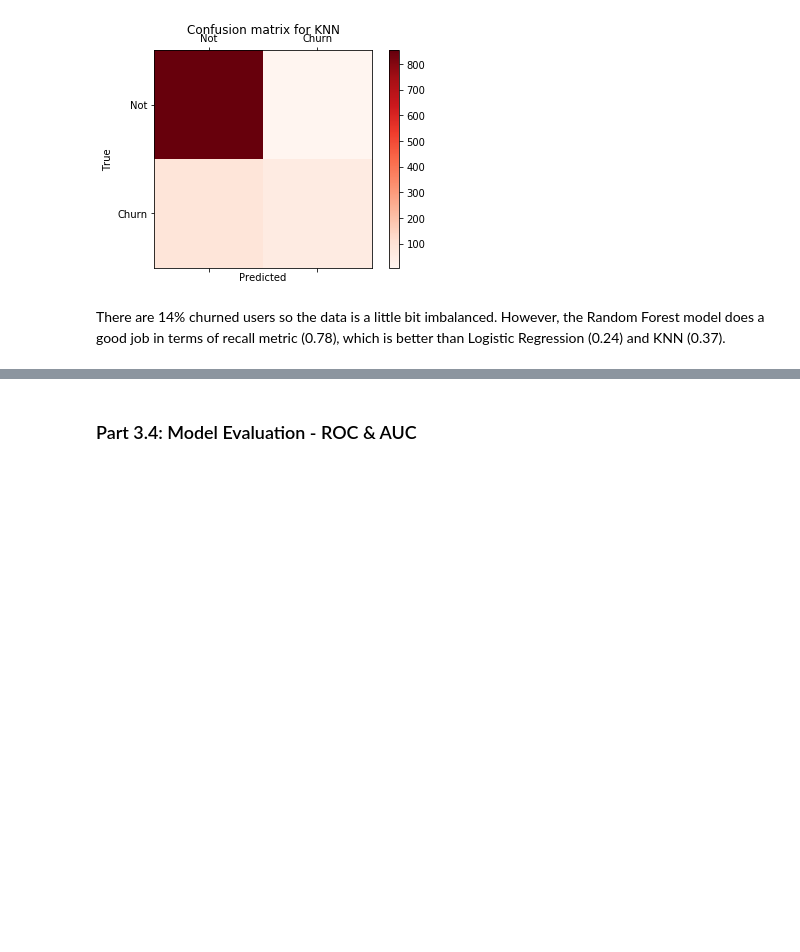
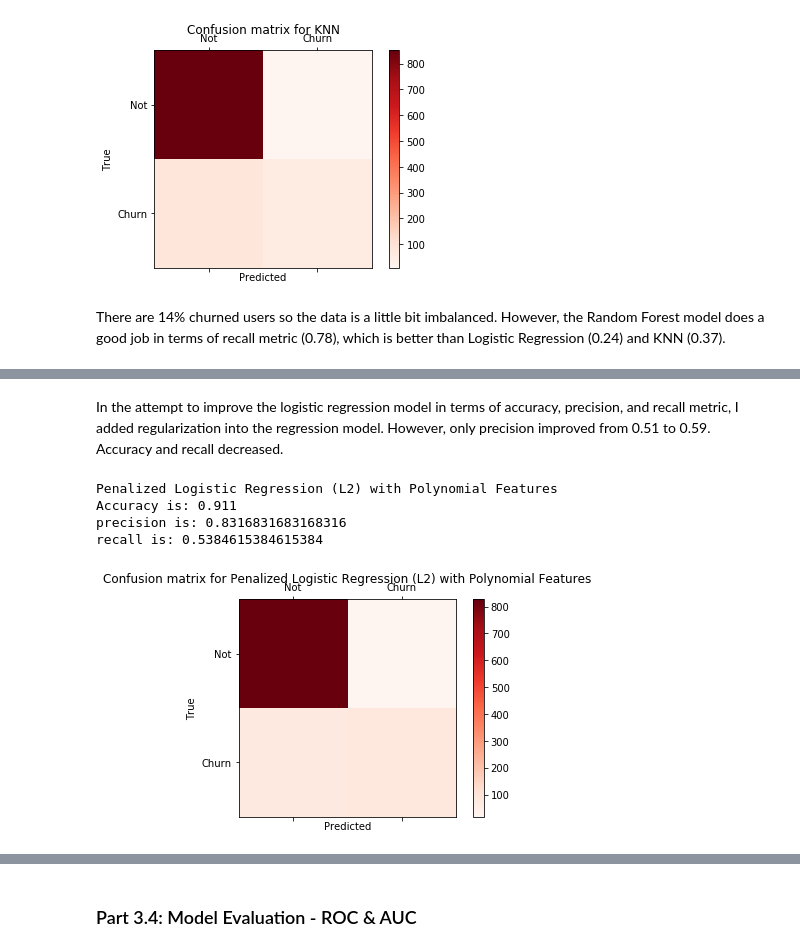
Before and after one commit to vendyliang/MachineLearningProjects, a Jupyter notebook: Telecommunication_User_Churn_Prediction.ipynb, the cells around one changed output, grey strips where cells are left out. Cells and saved outputs as stored; diff of their text form; code cells hidden in the pictures; blank space fills up the shorter version.

```diff
--- a/Telecommunication_User_Churn_Prediction.ipynb
+++ b/Telecommunication_User_Churn_Prediction.ipynb
@@ -378,0 +557,13 @@ We can also see that normalized data performs roughly the same as standardized d
+# %%
+from sklearn.preprocessing import PolynomialFeatures
+
+poly = PolynomialFeatures(2)
+X_train_poly = poly.fit_transform(X_train_std)
+X_test_poly = poly.transform(X_test_std)
+# %%
+parameters = {
+    'penalty':('l1', 'l2'),
+    'C':(0.001, 0.01, 0.1, 1, 5, 10)
+}
+Grid_LR_poly = GridSearchCV(LogisticRegression(), parameters, cv=5)
+Grid_LR_poly.fit(X_train_poly, y_train)
@@ -379 +593,4 @@ We can also see that normalized data performs roughly the same as standardized d
+# %%
+# best model
+classifier_Grid_LR_poly = Grid_LR_poly.best_estimator_
 # %% [markdown]
@@ -457,0 +689,16 @@ There are 14% churned users so the data is a little bit imbalanced. However, the
+# %% [markdown]
+In the attempt to improve the logistic regression model in terms of accuracy, precision, and recall metric, I added regularization into the regression model. However, only precision improved from 0.51 to 0.59. Accuracy and recall decreased.
+# %%
+# (Feb follow up continued)
+# Confusion matrix, accuracy, precison and recall for penalized logistic regression with polynomial features
+confusion_matrices_poly = [
+    ("Penalized Logistic Regression (L2) with Polynomial Features", confusion_matrix(y_test, classifier_Grid_LR_poly.predict(X_test_poly))),
+]
+
+draw_confusion_matrices(confusion_matrices_poly)
+# %% [output]
+Penalized Logistic Regression (L2) with Polynomial Features
+Accuracy is: 0.911
+precision is: 0.8316831683168316
+recall is: 0.5384615384615384
+[figure, added]
```
Also changed, not shown: parts of 44 cells of this notebook.
